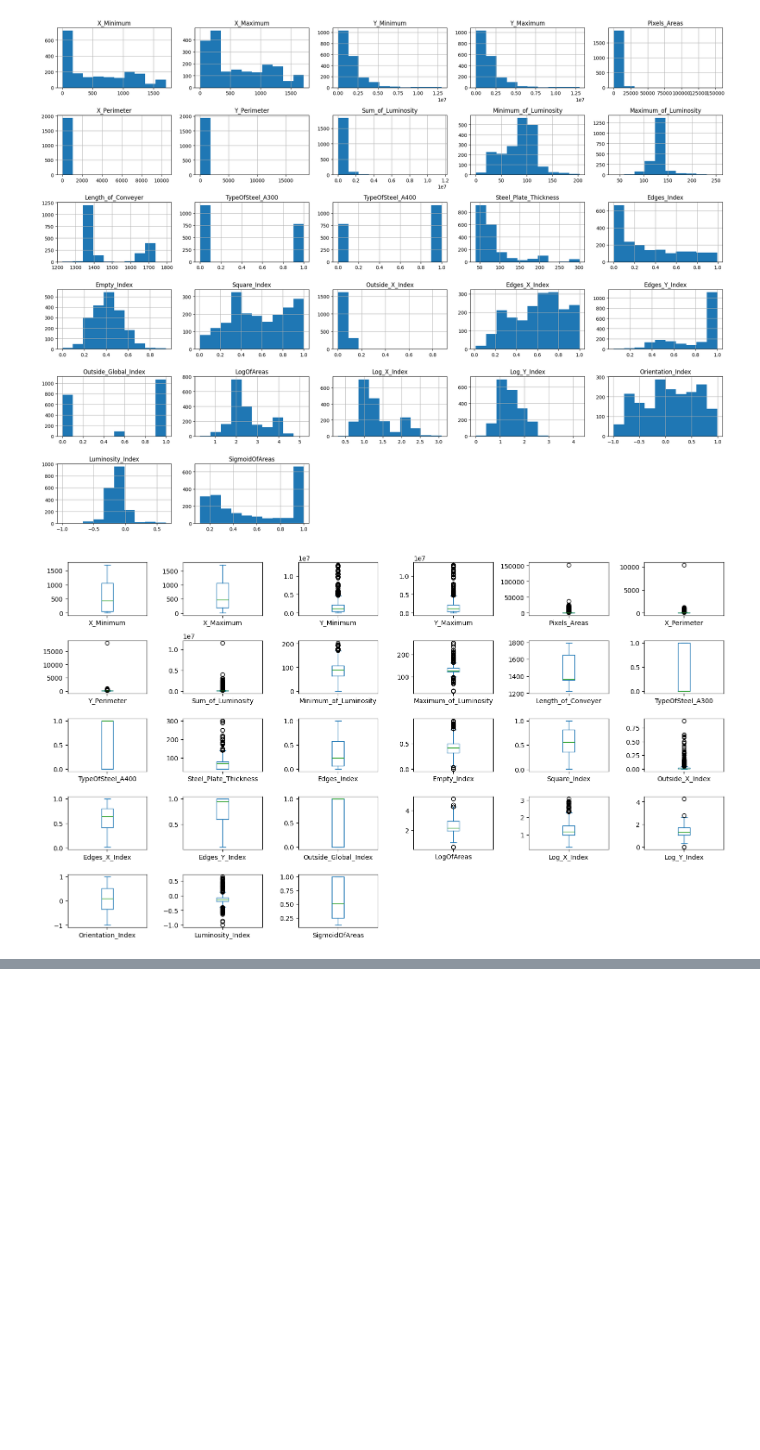
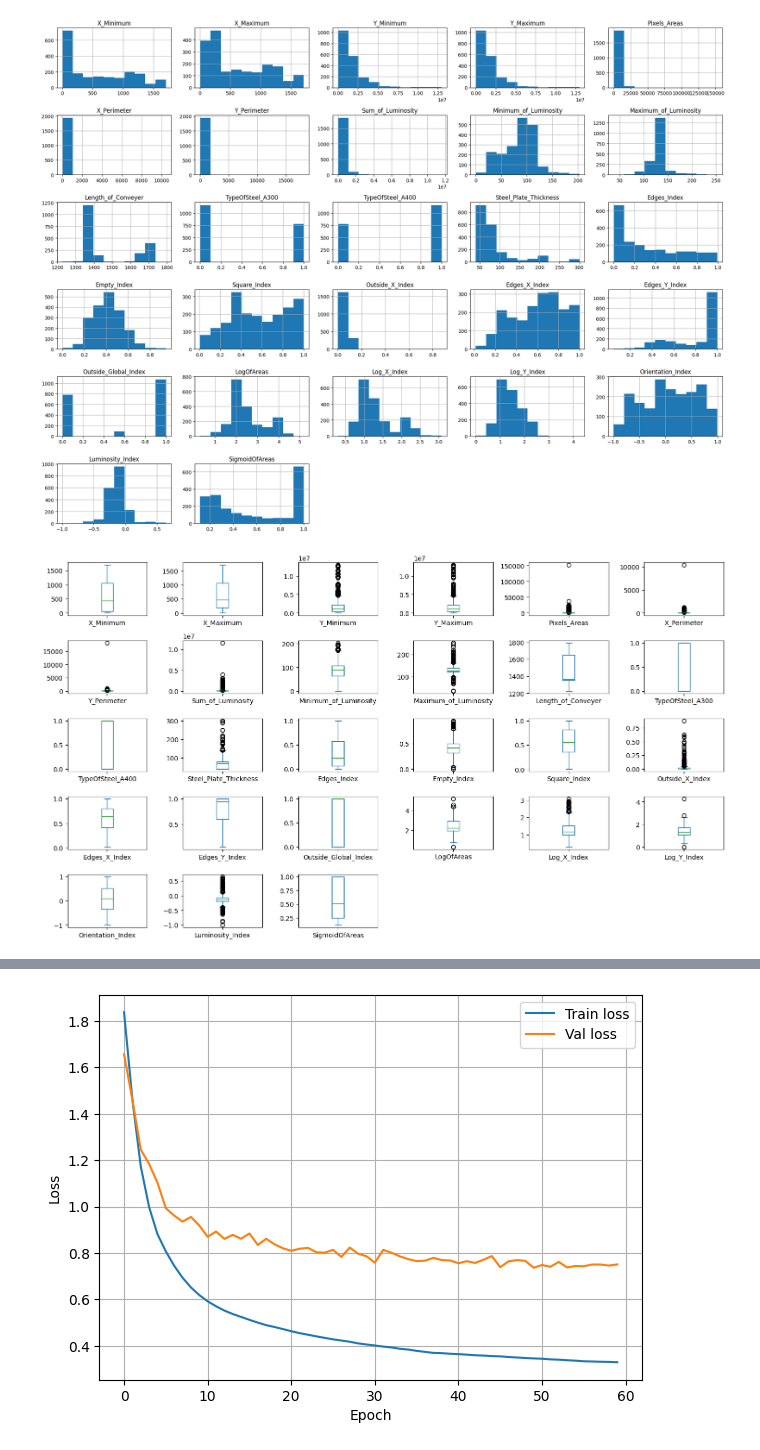
Before and after one commit to rodrigodelimaf/PDS-Redes-Neurais-ITA, a Jupyter notebook: Projeto 3/faulty_steel_plates.ipynb, the cells around one changed output, grey strips where cells are left out. Saved outputs shown, nothing was run; the diff lists cells and outputs as text; code cells hidden in the pictures; blank space fills up the shorter version.

```diff
--- a/Projeto 3/faulty_steel_plates.ipynb
+++ b/Projeto 3/faulty_steel_plates.ipynb
@@ -188,0 +173,16 @@ Balanceado: 1783 amostras positivas
+# %%
+import numpy as np
+from sklearn.model_selection import train_test_split
+from collections import Counter
+
+X = df.iloc[:, :27].to_numpy(dtype=np.float32)
+
+# OPTION A (recommended): get integer class ids directly
+y = df.iloc[:, 27:].to_numpy(dtype=int).argmax(axis=1)   # ints 0..6
+
+print("Class distribution (raw):", Counter(y))
+
+num_classes = len(np.unique(y))
+X_train, X_test, y_train, y_test = train_test_split(
+    X, y, test_size=0.3, random_state=42, stratify=y
+)
@@ -188,0 +193,70 @@ Balanceado: 1783 amostras positivas
+# %%
+from sklearn.metrics import classification_report
+from sklearn.preprocessing import StandardScaler
+from imblearn.over_sampling import SMOTE
+import matplotlib.pyplot as plt
+import tensorflow as tf
+from tensorflow import keras
+
+layers = keras.layers
+models = keras.models
+callbacks = keras.callbacks
+
+scaler = StandardScaler()
+X_train = scaler.fit_transform(X_train)
+X_test  = scaler.transform(X_test)
+
+smote = SMOTE(random_state=42)
+X_train_sm, y_train_sm = smote.fit_resample(X_train, y_train)
+
+def build_mlp(input_dim, num_classes):
+    model = models.Sequential([
+        layers.Input(shape=(input_dim,)),
+        layers.Dense(128, activation='sigmoid'),
+        layers.Dense(64, activation='sigmoid'),
+        layers.Dense(num_classes, activation='softmax')
+    ])
+    model.compile(
+        optimizer=tf.keras.optimizers.Adam(learning_rate=1e-3),
+        loss='sparse_categorical_crossentropy',
+        metrics=['accuracy']
+    )
+    return model
+
+model = build_mlp(X_train_sm.shape[1], num_classes)
+
+cbs = [
+    callbacks.EarlyStopping(patience=10, restore_best_weights=True, monitor='val_loss'),
+    callbacks.ReduceLROnPlateau(factor=0.5, patience=5, min_lr=1e-5)
+]
+
+history = model.fit(
+    X_train_sm, y_train_sm,
+    validation_data=(X_test, y_test),
+    epochs=100,
+    batch_size=64,
+    callbacks=cbs,
+    verbose=1
+)
+
+plt.figure(figsize=(7,5))
+plt.plot(history.history['loss'], label='Train loss')
+plt.plot(history.history['val_loss'], label='Val loss')
+plt.xlabel('Epoch')
+plt.ylabel('Loss')
+plt.legend()
+plt.grid(True)
+plt.show()
+
+plt.figure(figsize=(7,5))
+plt.plot(history.history['accuracy'], label='Train acc')
+plt.plot(history.history['val_accuracy'], label='Val acc')
+plt.xlabel('Epoch')
+plt.ylabel('Accuracy')
+plt.legend()
+plt.grid(True)
+plt.show()
+
+y_pred = model.predict(X_test).argmax(axis=1)
+print(classification_report(y_test, y_pred, digits=4))
+# %% [output]
@@ -188,0 +280 @@ Balanceado: 1783 amostras positivas
+[figure, added]
```
Also changed, not shown: parts of 14 cells of this notebook, 2 other files.
